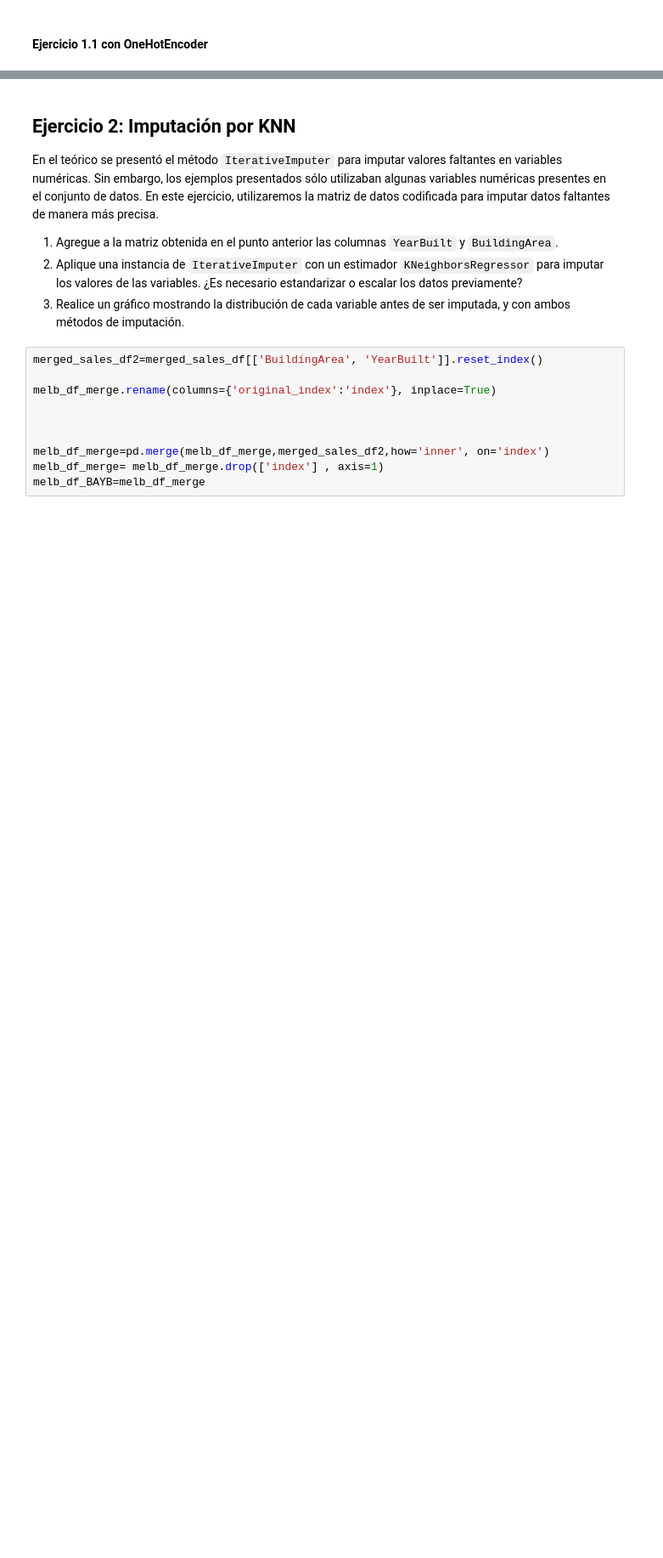
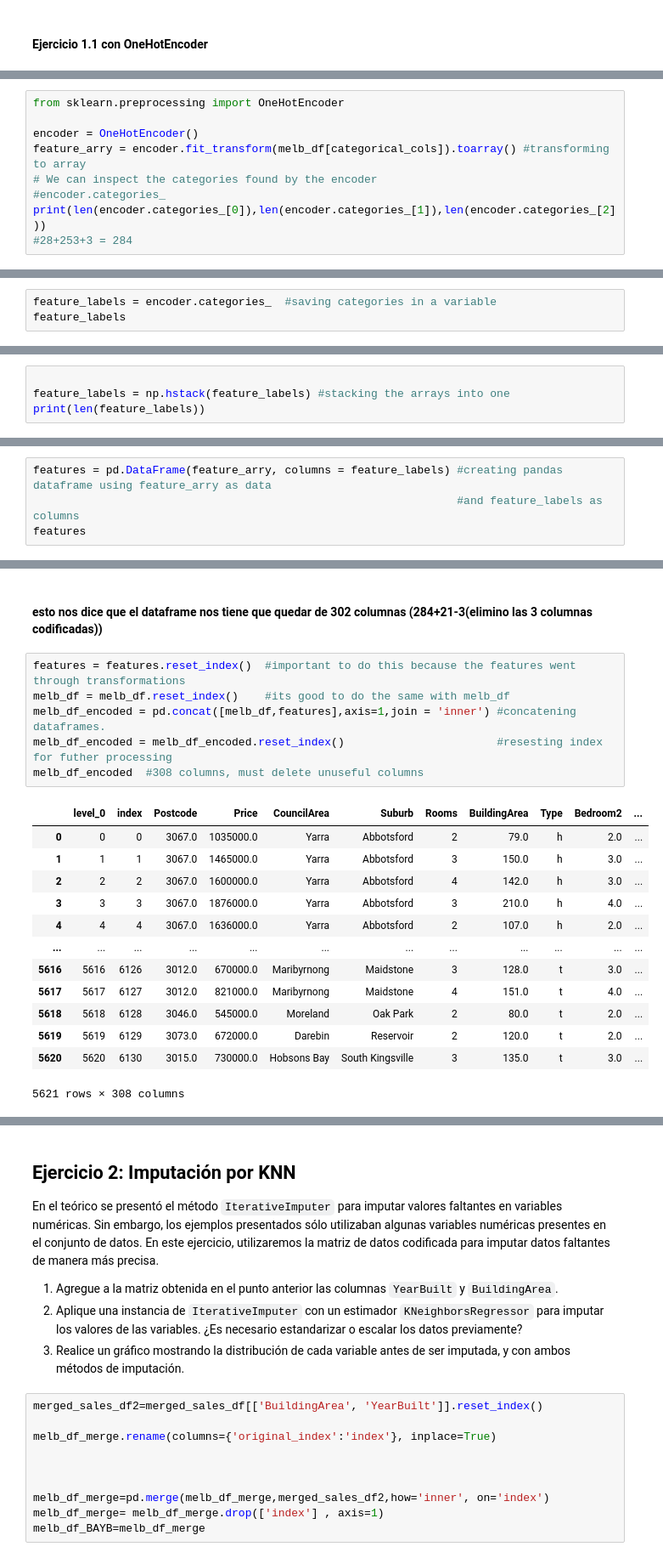
Before and after one commit to JeroFotinos/diplo_datos, a Jupyter notebook: Consignas_Entregable_AEyC - Parte 2.ipynb, the cells around one changed output, grey strips where cells are left out. Shown: that part at 85% size. Cells and saved outputs as stored; diff of their text form; blank space fills up the shorter version.

```diff
--- a/Consignas_Entregable_AEyC - Parte 2.ipynb
+++ b/Consignas_Entregable_AEyC - Parte 2.ipynb
@@ -170,0 +118,9 @@ melb_df_merge #We keep the original index to facilitate the next merges.
+# %%
+from sklearn.preprocessing import OneHotEncoder
+
+encoder = OneHotEncoder()
+feature_arry = encoder.fit_transform(melb_df[categorical_cols]).toarray() #transforming to array
+# We can inspect the categories found by the encoder
+#encoder.categories_
+print(len(encoder.categories_[0]),len(encoder.categories_[1]),len(encoder.categories_[2]))
+#28+253+3 = 284
@@ -170,0 +129,3 @@ melb_df_merge #We keep the original index to facilitate the next merges.
+# %%
+feature_labels = encoder.categories_  #saving categories in a variable
+feature_labels
@@ -170,0 +150,4 @@ melb_df_merge #We keep the original index to facilitate the next merges.
+# %%
+
+feature_labels = np.hstack(feature_labels) #stacking the arrays into one
+print(len(feature_labels))
@@ -170,0 +156,4 @@ melb_df_merge #We keep the original index to facilitate the next merges.
+# %%
+features = pd.DataFrame(feature_arry, columns = feature_labels) #creating pandas dataframe using feature_arry as data
+                                                                #and feature_labels as columns
+features
@@ -170,0 +178,22 @@ melb_df_merge #We keep the original index to facilitate the next merges.
+# %% [markdown]
+#### esto nos dice que el dataframe nos tiene que quedar de 302 columnas (284+21-3(elimino las 3 columnas codificadas))
+# %%
+features = features.reset_index()  #important to do this because the features went through transformations
+melb_df = melb_df.reset_index()    #its good to do the same with melb_df
+melb_df_encoded = pd.concat([melb_df,features],axis=1,join = 'inner') #concatening dataframes.
+melb_df_encoded = melb_df_encoded.reset_index()                       #resesting index for futher processing
+melb_df_encoded  #308 columns, must delete unuseful columns
+# %% [output]
+|  | level_0 | index | Postcode | Price | CouncilArea | Suburb | Rooms | BuildingArea | Type | Bedroom2 | ... |
+| 0 | 0 | 0 | 3067.0 | 1035000.0 | Yarra | Abbotsford | 2 | 79.0 | h | 2.0 | ... |
+| 1 | 1 | 1 | 3067.0 | 1465000.0 | Yarra | Abbotsford | 3 | 150.0 | h | 3.0 | ... |
+| 2 | 2 | 2 | 3067.0 | 1600000.0 | Yarra | Abbotsford | 4 | 142.0 | h | 3.0 | ... |
+| 3 | 3 | 3 | 3067.0 | 1876000.0 | Yarra | Abbotsford | 3 | 210.0 | h | 4.0 | ... |
+| 4 | 4 | 4 | 3067.0 | 1636000.0 | Yarra | Abbotsford | 2 | 107.0 | h | 2.0 | ... |
+| ... | ... | ... | ... | ... | ... | ... | ... | ... | ... | ... | ... |
+| 5616 | 5616 | 6126 | 3012.0 | 670000.0 | Maribyrnong | Maidstone | 3 | 128.0 | t | 3.0 | ... |
+| 5617 | 5617 | 6127 | 3012.0 | 821000.0 | Maribyrnong | Maidstone | 4 | 151.0 | t | 4.0 | ... |
+| 5618 | 5618 | 6128 | 3046.0 | 545000.0 | Moreland | Oak Park | 2 | 80.0 | t | 2.0 | ... |
+| 5619 | 5619 | 6129 | 3073.0 | 672000.0 | Darebin | Reservoir | 2 | 120.0 | t | 2.0 | ... |
+| 5620 | 5620 | 6130 | 3015.0 | 730000.0 | Hobsons Bay | South Kingsville | 3 | 135.0 | t | 3.0 | ... |
+5621 rows × 308 columns
```
Also changed, not shown: parts of 41 cells of this notebook.
